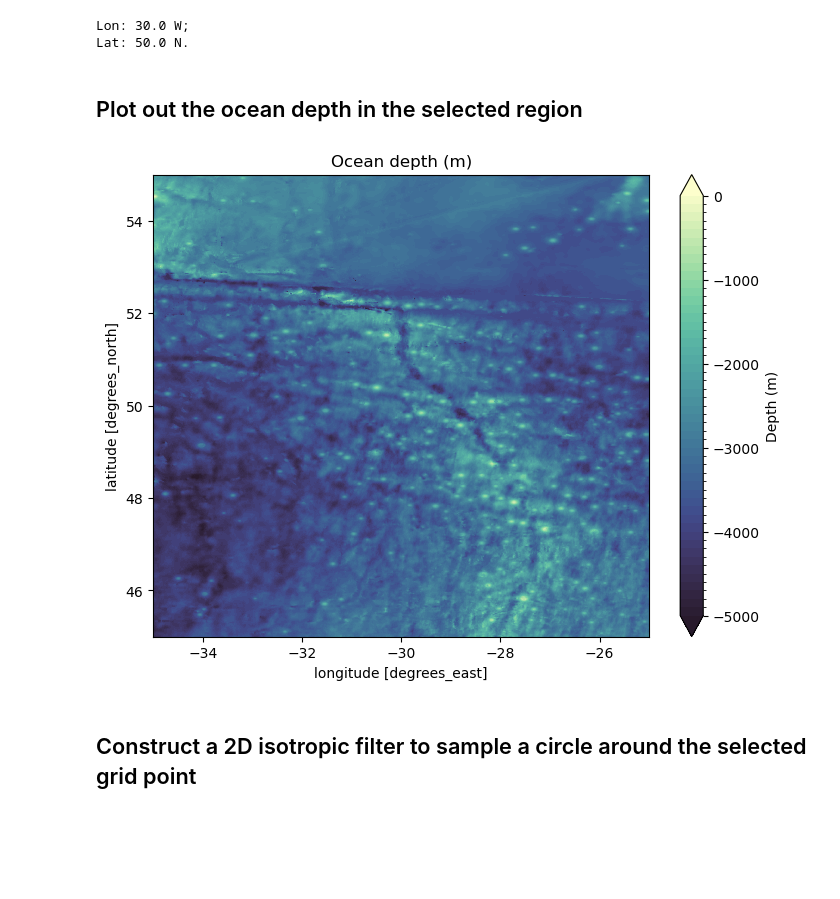
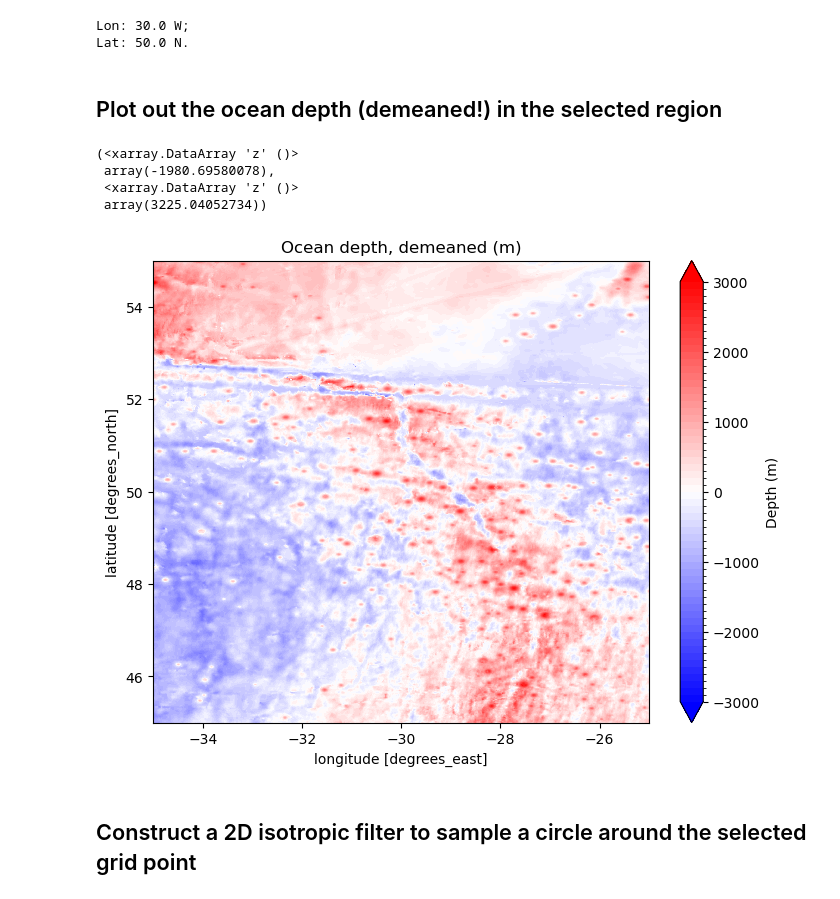
Before and after one commit to luweiyang/MOM6_global_tide_only, a Jupyter notebook: input/Topog_spec.ipynb, the cells around one changed output. Saved outputs shown, nothing was run; the diff lists cells and outputs as text; code cells hidden in the pictures; blank space fills up the shorter version.

```diff
--- a/input/Topog_spec.ipynb
+++ b/input/Topog_spec.ipynb
@@ -72,14 +73,23 @@ print('Lon: %.1f W;' % np.abs(topog.lon[xind].values),'\nLat: %.1f N.' % topog.l
 Lon: 30.0 W;
 Lat: 50.0 N.
 # %% [markdown]
-## Plot out the ocean depth in the selected region
+## Plot out the ocean depth (demeaned!) in the selected region
+# %%
+topog_sample = topog.z[240*135:240*145,240*145:240*155]
+topog_sample = topog_sample - topog_sample.mean()
+topog_sample.min(), topog_sample.max()
+# %% [output]
+(<xarray.DataArray 'z' ()>
+ array(-1980.69580078),
+ <xarray.DataArray 'z' ()>
+ array(3225.04052734))
 # %%
-topog_sample = topog.z[240*135:240*145,240*145:240*155]
 fig = plt.figure(figsize = (8, 6))
-levels = np.arange(-5000,0+1000,1000)
-xr.plot.pcolormesh(topog_sample, vmin=-5000, vmax=0, levels=51, extend='both', cmap=cm.cm.deep_r, cbar_kwargs={'label': "Depth (m)", 'ticks': levels})
-plt.title('Ocean depth (m)');
+levels = np.arange(-3000,3000+1000,1000)
+#my_cmap = cm.tools.crop_by_percent(cm.cm.balance, 20, which='min', N=None)
+xr.plot.pcolormesh(topog_sample, vmin=-3000, vmax=3000, levels=61, extend='both', cmap='bwr', cbar_kwargs={'label': "Depth (m)", 'ticks': levels})
+plt.title('Ocean depth, demeaned (m)');
 # %% [output]
-[figure, old version]
+[figure, new version]
 # %% [markdown]
 ## Construct a 2D isotropic filter to sample a circle around the selected grid point
```
Also changed, not shown: parts of 14 cells of this notebook.
